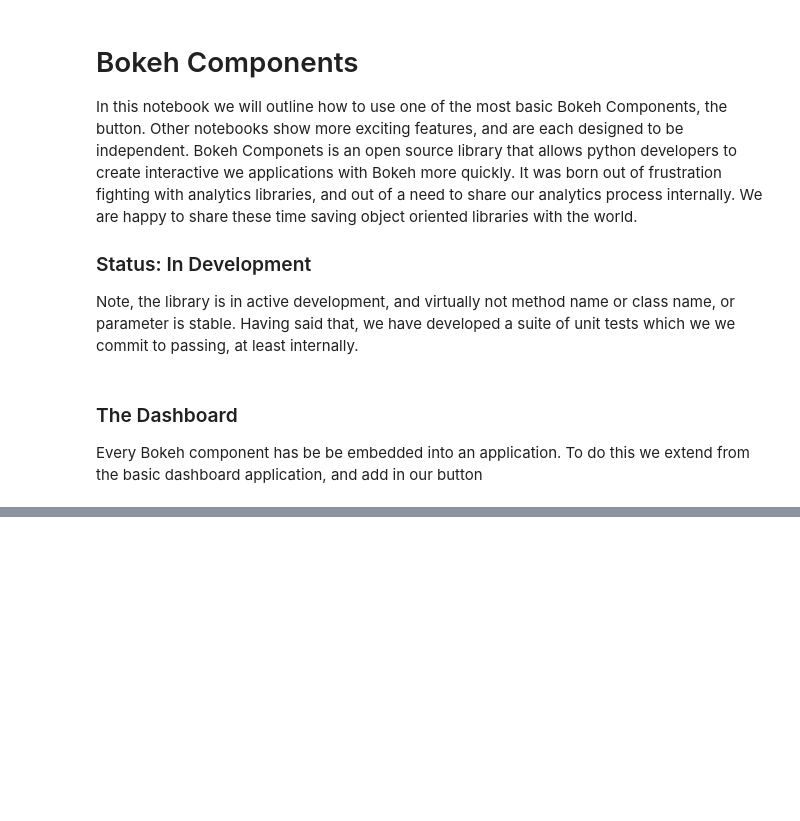
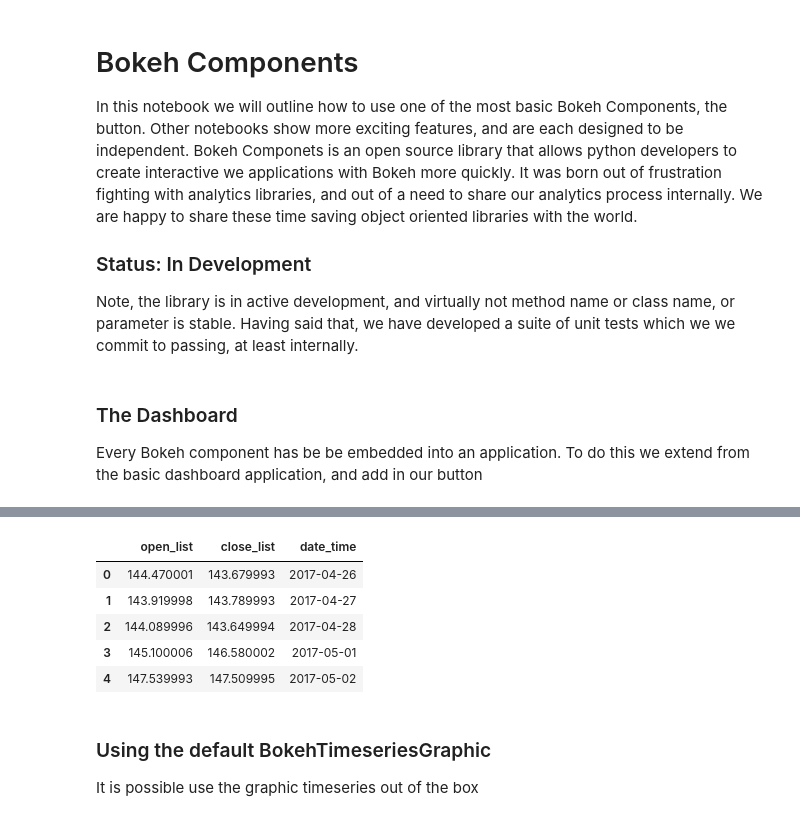
Before and after one commit to JustinGirard/bokehComponents, a Jupyter notebook: roughNotebooks/BasicGraphExample.ipynb, the cells around one changed output, grey strips where cells are left out. Drawn from its saved outputs; the diff is of its cells as text; code cells hidden in the pictures; blank space fills up the shorter version.

Commit message:
basic examples complete

```diff
--- a/roughNotebooks/GraphExample.ipynb
+++ b/roughNotebooks/BasicGraphExample.ipynb
@@ -113,3 +61,52 @@ class TimeseriesGraphic(BokehGraphic):
+# %%
+class ExampleQuery(BufferedQueryInterface):
+    '''
+    An example of a data query that produces a compatible lookup table.
+    '''
+
+    #### Interface below -- Should be overriden by data sources
+    #
+    #
+    #
+    #
+    def load_data_buffer(self):
+        start_init=self._settings['start_date']
+        end_init=self._settings['end_date']
+
+        # Grab data
+        start=start_init
+        end=end_init
+
+        data=pdr.get_data_yahoo('AAPL',start,end)
+        data_sorted=data.sort_index(axis=0,ascending=True)
+        date_list=list(data_sorted.index)
+
+        # Save the data elements
+        open_list=list(data_sorted['Open'])
+        close_list=list(data_sorted['Close'])
+        date_time=[datetime.strptime(str(d),'%Y-%m-%d %H:%M:%S').date() for d in date_list]
+
+        self.data = {
+            'open_list':open_list,
+            'close_list':close_list,
+            'date_time':date_time,
+            }
+# %%
+import pandas as pd
+query = ExampleQuery({'start_date':datetime(2017,4,26),'end_date':datetime(2017,7,26)})
+data = query.QueryData()
+df = pd.DataFrame(data)
+display(df.head())
+# %% [output]
+|  | open_list | close_list | date_time |
+| 0 | 144.470001 | 143.679993 | 2017-04-26 |
+| 1 | 143.919998 | 143.789993 | 2017-04-27 |
+| 2 | 144.089996 | 143.649994 | 2017-04-28 |
+| 3 | 145.100006 | 146.580002 | 2017-05-01 |
+| 4 | 147.539993 | 147.509995 | 2017-05-02 |
+# %% [markdown]
+### Using the default BokehTimeseriesGraphic
+It is possible use the graphic timeseries out of the box
 # %%
 class GraphDashboard(Dashboard):
     def getLayout(self):
```
Also changed, not shown: parts of 8 cells of this notebook, 7 other files.
